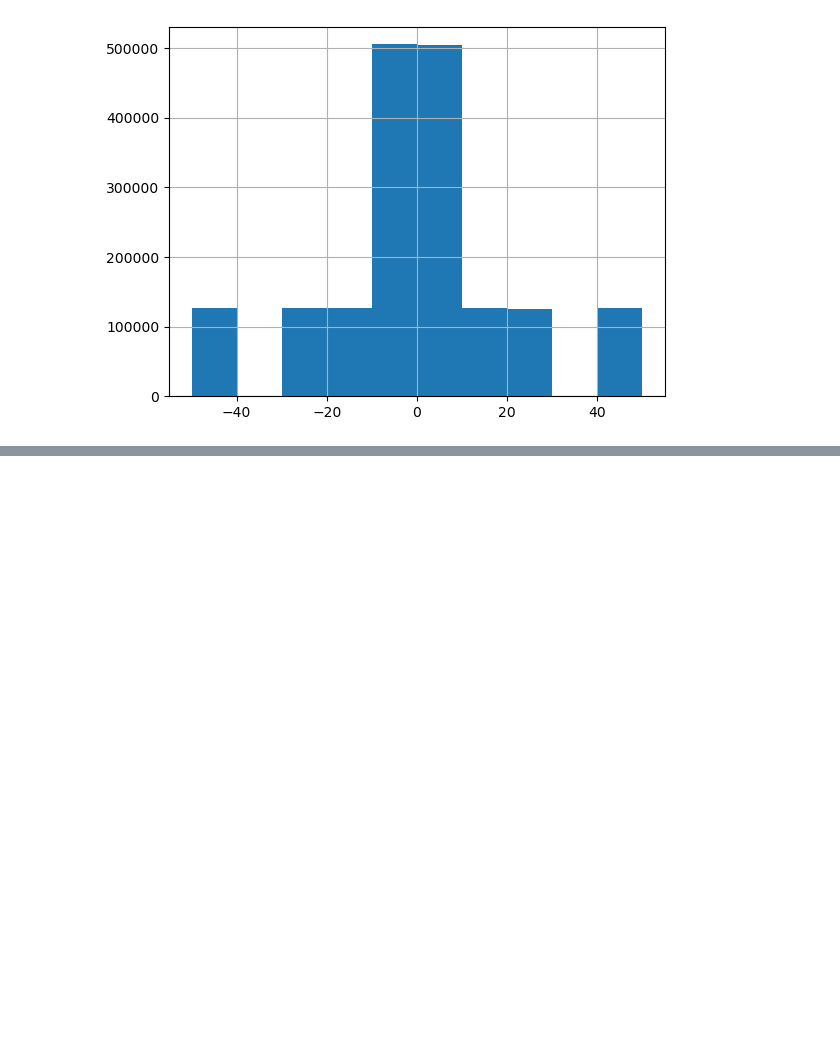
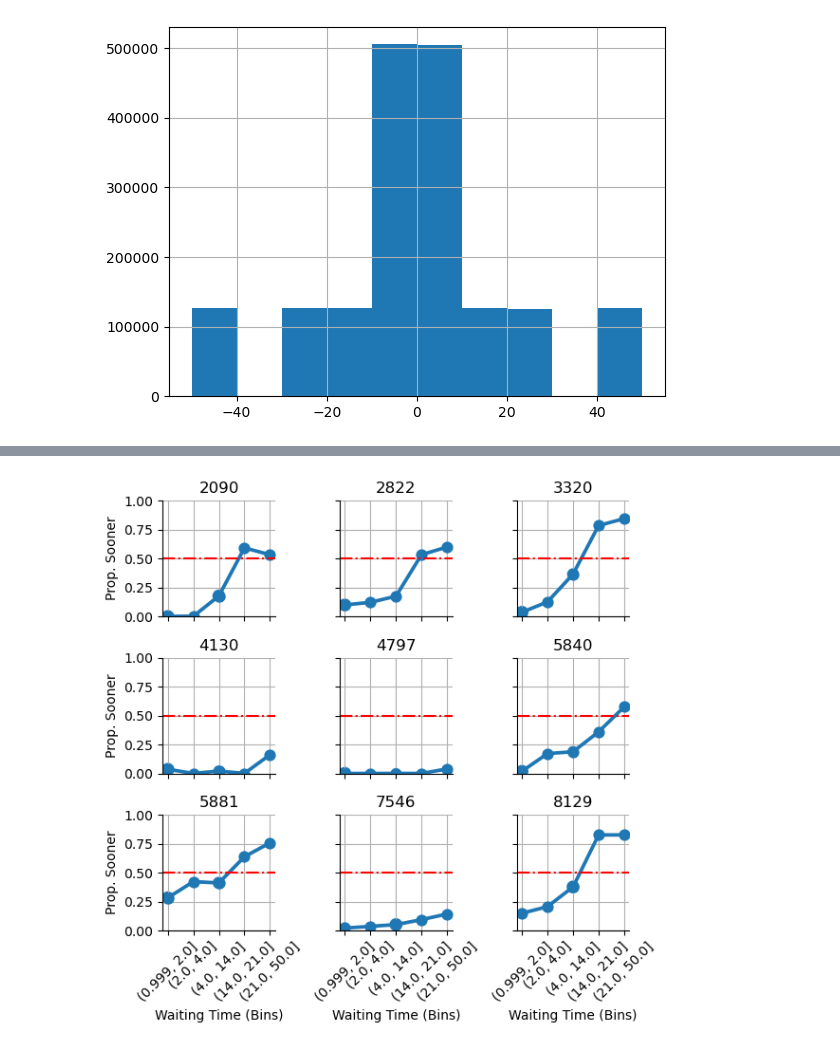
Before and after one commit to marcelbinz/sources-of-variability, a Jupyter notebook: analyze-itc-data.ipynb, the cells around one changed output, grey strips where cells are left out. Saved outputs shown, nothing was run; the diff lists cells and outputs as text; code cells hidden in the pictures; blank space fills up the shorter version.

```diff
--- a/analyze-itc-data.ipynb
+++ b/analyze-itc-data.ipynb
@@ -90,0 +138,5 @@ df_itc_all["r-l-t"].hist()
+# %%
+df_itc_all["t-diff-bin-label"] = pd.qcut(df_itc_all["r-l-t"].abs(), 5)
+df_itc_all["t-diff-bin-nr"] = pd.qcut(df_itc_all["r-l-t"].abs(), 5, labels=False)
+df_itc_all["v-diff-bin-label"] = pd.qcut(df_itc_all["r-l-v"].abs(), 5)
+df_itc_all["v-diff-bin-nr"] = pd.qcut(df_itc_all["r-l-v"].abs(), 5, labels=False)
@@ -90,0 +150,56 @@ df_itc_all["r-l-t"].hist()
+# %%
+df_sooner_sid = df_itc_all.groupby(["sid_unique", "t-diff-bin-nr"])["sooner_picked"].agg(["count", "mean", "std"]).reset_index()
+df_more_sid = df_itc_all.groupby(["sid_unique", "v-diff-bin-nr"])["moreval_picked"].agg(["count", "mean", "std"]).reset_index()
+# %%
+np.random.seed(86)
+sids_sample = df_itc_all["sid_unique"].drop_duplicates().sample(9)
+#sids_sample = np.arange(16, 42, 1)
+# %%
+t_labels = [str(l) for l in df_itc_all["t-diff-bin-label"].cat.categories]
+v_labels = [str(l) for l in df_itc_all["v-diff-bin-label"].cat.categories]
+# %%
+df_sample_tdiff = df_sooner_sid[df_sooner_sid["sid_unique"].isin(sids_sample)]
+
+g = sns.FacetGrid(df_sample_tdiff, col = "sid_unique", col_wrap = 3, ylim=(0, 1), height=2)
+
+g.map_dataframe(
+    sns.pointplot,
+    x="t-diff-bin-nr",
+    y="mean"
+)
+g.map_dataframe(
+    sns.scatterplot,
+    x="t-diff-bin-nr",
+    y="mean",
+    size="count",
+    sizes=(5, 100)
+)
+
+# Clean facet titles
+for ax in g.axes.flatten():
+    title = ax.get_title()
+    value = title.split(" = ")[1]
+    ax.set_title(value)
+    ax.grid(True)
+
+g.set_ylabels("Prop. Sooner")
+g.set_xlabels("Waiting Time (Bins)")
+
+# Get all axes in a flat list
+axes = g.axes.flatten()
+
+# Identify how many columns the grid has
+ncols = g._ncol
+
+# Axes belonging to the last row
+last_row_axes = axes[-ncols:]
+
+# Apply xticks only to the last row
+for ax in last_row_axes:
+    ax.set_xticks(ax.get_xticks())
+    ax.set_xticklabels(t_labels, rotation=45)
+
+
+_ = g.map(plt.axhline, y=.5, linestyle="dashdot", c="red")
+# %% [output]
+[figure, added]
```
Also changed, not shown: parts of 21 cells of this notebook.
